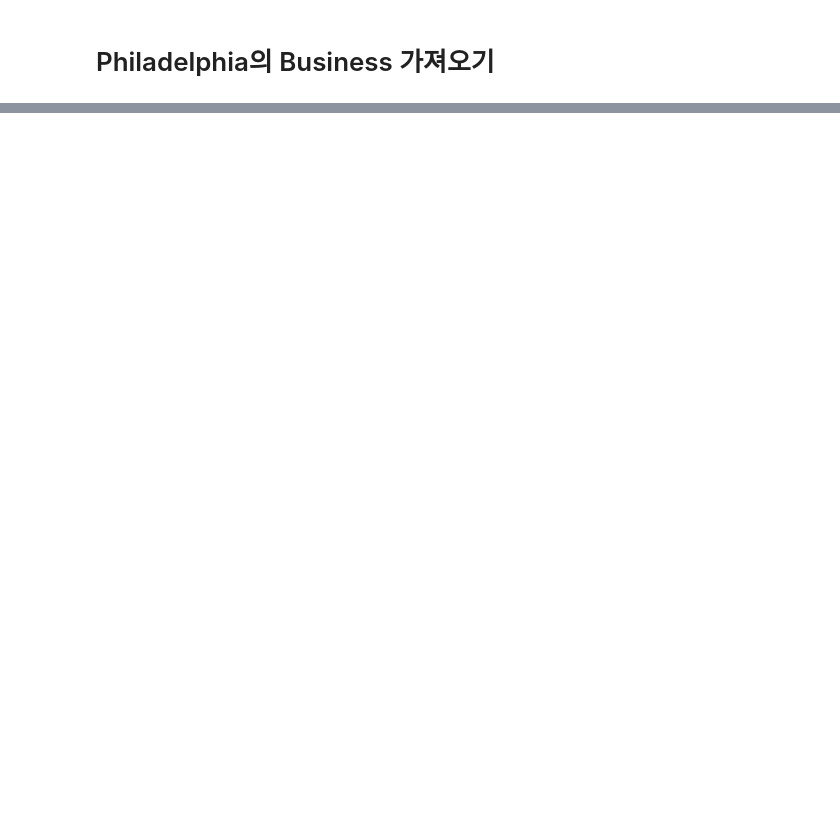
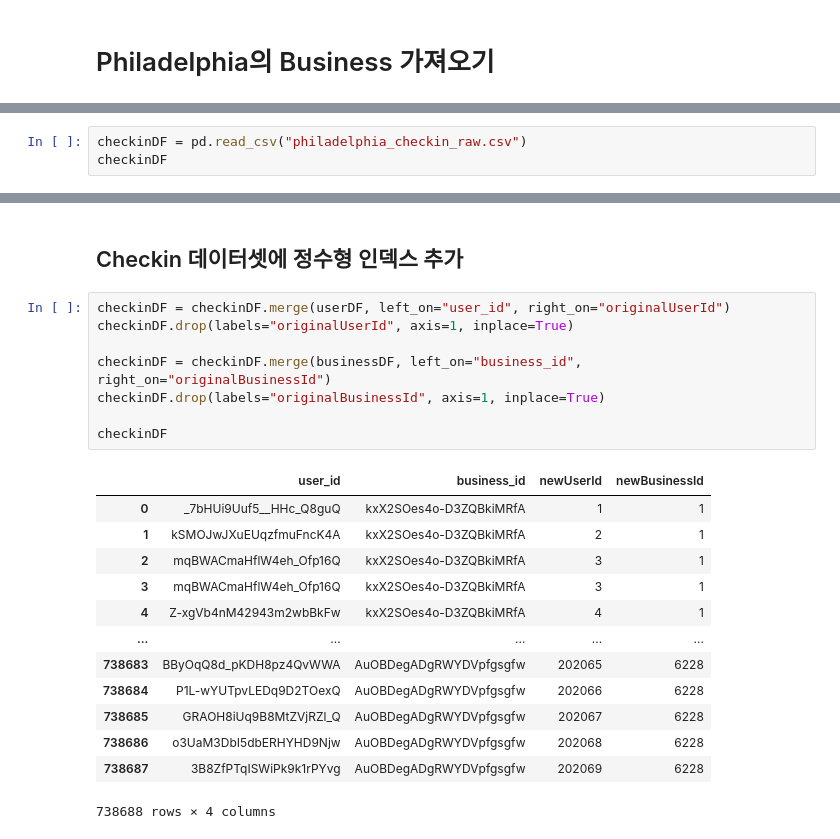
Before and after one commit to worldone-web/Team-Travel-4, a Jupyter notebook: DataPreprocess/Review_Preprocessing.ipynb, the cells around one changed output, grey strips where cells are left out. Drawn from its saved outputs; the diff is of its cells as text; blank space fills up the shorter version.

```diff
--- a/DataPreprocess/Review_Preprocessing.ipynb
+++ b/DataPreprocess/Review_Preprocessing.ipynb
@@ -106,0 +131,3 @@ df_review
+# %%
+checkinDF = pd.read_csv("philadelphia_checkin_raw.csv")
+checkinDF
@@ -145,0 +216,24 @@ for bid in bids:
+# %% [markdown]
+## Checkin 데이터셋에 정수형 인덱스 추가
+# %%
+checkinDF = checkinDF.merge(userDF, left_on="user_id", right_on="originalUserId")
+checkinDF.drop(labels="originalUserId", axis=1, inplace=True)
+
+checkinDF = checkinDF.merge(businessDF, left_on="business_id", right_on="originalBusinessId")
+checkinDF.drop(labels="originalBusinessId", axis=1, inplace=True)
+
+checkinDF
+# %% [output]
+|  | user_id | business_id | newUserId | newBusinessId |
+| 0 | _7bHUi9Uuf5__HHc_Q8guQ | kxX2SOes4o-D3ZQBkiMRfA | 1 | 1 |
+| 1 | kSMOJwJXuEUqzfmuFncK4A | kxX2SOes4o-D3ZQBkiMRfA | 2 | 1 |
+| 2 | mqBWACmaHflW4eh_Ofp16Q | kxX2SOes4o-D3ZQBkiMRfA | 3 | 1 |
+| 3 | mqBWACmaHflW4eh_Ofp16Q | kxX2SOes4o-D3ZQBkiMRfA | 3 | 1 |
+| 4 | Z-xgVb4nM42943m2wbBkFw | kxX2SOes4o-D3ZQBkiMRfA | 4 | 1 |
+| ... | ... | ... | ... | ... |
+| 738683 | BByOqQ8d_pKDH8pz4QvWWA | AuOBDegADgRWYDVpfgsgfw | 202065 | 6228 |
+| 738684 | P1L-wYUTpvLEDq9D2TOexQ | AuOBDegADgRWYDVpfgsgfw | 202066 | 6228 |
+| 738685 | GRAOH8iUq9B8MtZVjRZl_Q | AuOBDegADgRWYDVpfgsgfw | 202067 | 6228 |
+| 738686 | o3UaM3DbI5dbERHYHD9Njw | AuOBDegADgRWYDVpfgsgfw | 202068 | 6228 |
+| 738687 | 3B8ZfPTqISWiPk9k1rPYvg | AuOBDegADgRWYDVpfgsgfw | 202069 | 6228 |
+738688 rows × 4 columns
```
Also changed, not shown: parts of 39 cells of this notebook.
